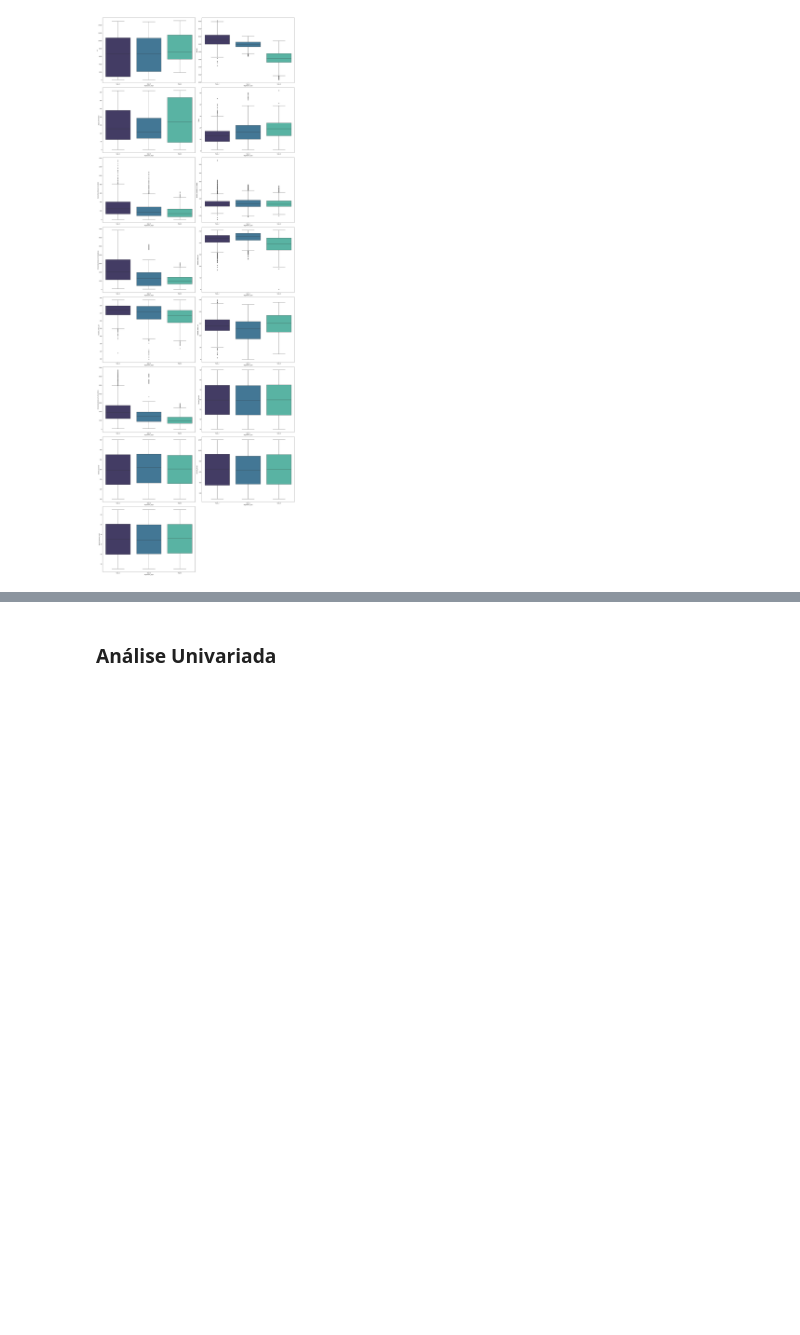
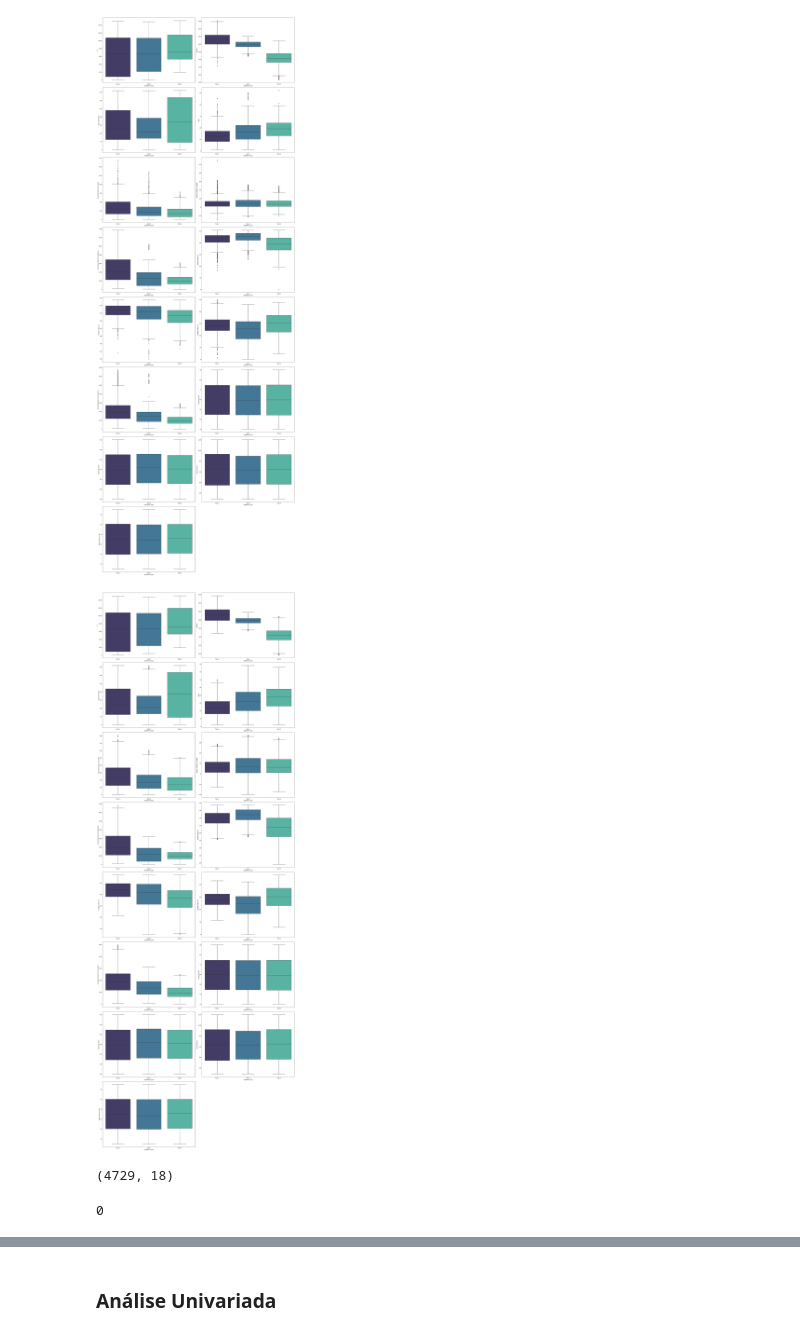
Before and after one commit to pedrocc03/APRAU_24_25_G23, a Jupyter notebook: Trabalho.ipynb, the cells around one changed output, grey strips where cells are left out. Saved outputs shown, nothing was run; the diff lists cells and outputs as text; code cells hidden in the pictures; blank space fills up the shorter version.

```diff
--- a/Trabalho.ipynb
+++ b/Trabalho.ipynb
@@ -236,3 +239,53 @@ plt.tight_layout()
 plt.show()
 # %% [output]
 [figure]
+# %%
+def remover_outliers(df, atributo_objetivo, atributo_preditivo):
+    # Criação de uma cópia do dataset
+    df_sem_outliers = df.copy()
+
+    for classe in atributo_objetivo:
+        for coluna in atributo_preditivo:
+            # Cálculo dos limites para identificar outliers
+            Q1 = df_sem_outliers[df_sem_outliers['Vegetation_Type'] == classe][coluna].quantile(0.25)
+            Q3 = df_sem_outliers[df_sem_outliers['Vegetation_Type'] == classe][coluna].quantile(0.75)
+            IQR = Q3 - Q1
+
+            lower_bound = Q1 - 1.5 * IQR
+            upper_bound = Q3 + 1.5 * IQR
+
+            # Identificação e remoção dos outliers
+            outliers = (df_sem_outliers['Vegetation_Type'] == classe) & ((df_sem_outliers[coluna] < lower_bound) | (df_sem_outliers[coluna] > upper_bound))
+            df_sem_outliers = df_sem_outliers[~outliers]
+
+    # Returno do dataset sem outliers
+    return df_sem_outliers
+# %%
+# Classes objetivo
+atributo_objetivo = ['Type_2', 'Type_5', 'Type_6']
+
+# Aplicação da função para remover os outliers das combinações da classe objetivo e atributos preditivos
+df_all_sem_outliers = remover_outliers(df_all, atributo_objetivo, numericFeatures)
+# %%
+rows = 8
+colunms = 2
+
+plt.figure(figsize=(25, 70))
+
+for i, features in enumerate(numericFeatures):
+
+    plt.subplot(rows, colunms, i+1)
+    sns.boxplot(data=df_all_sem_outliers, x='Vegetation_Type', y=features, palette="mako")
+
+plt.tight_layout()
+plt.show()
+# %% [output]
+[figure, added]
+# %%
+df_all_sem_outliers.shape
+# %% [output]
+(4729, 18)
+# %%
+df_all_sem_outliers.duplicated().sum()
+# %% [output]
+0
```
Also changed, not shown: parts of 7 cells of this notebook.
